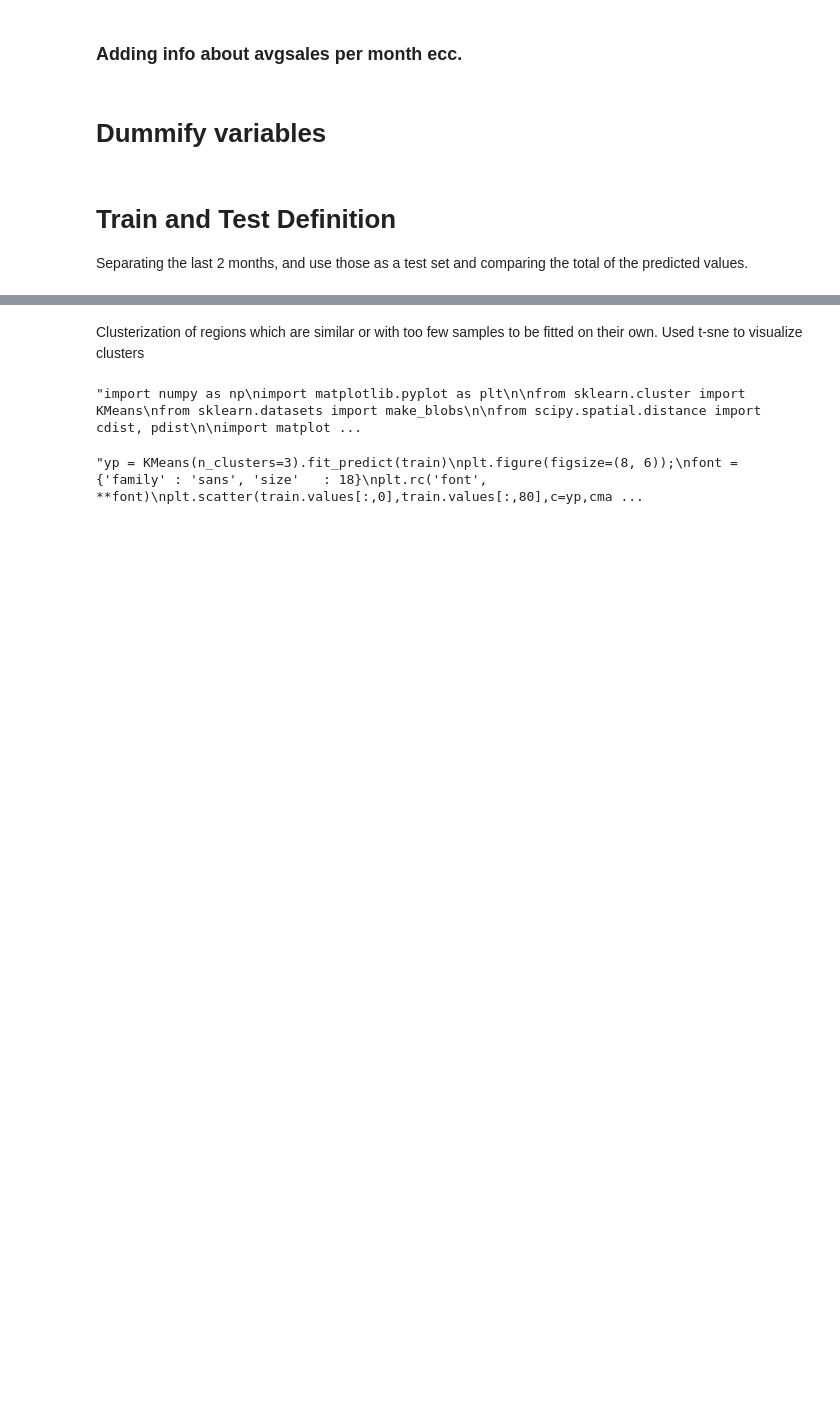
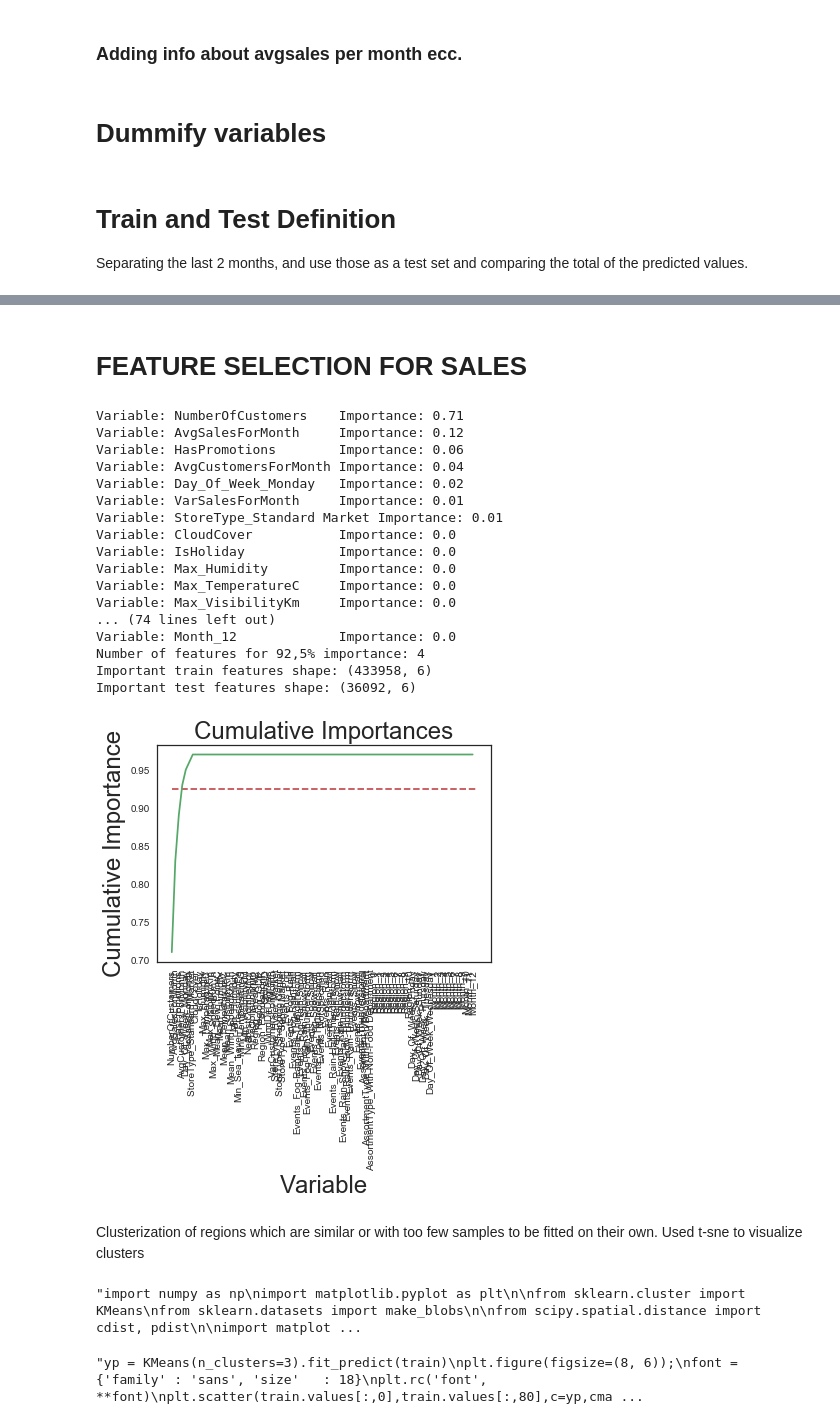
Before and after one commit to Trik17/DMTM_2018, a Jupyter notebook: Polimi Competition/UltimaProva_Santa-Copy1STEP2.ipynb, the cells around one changed output, grey strips where cells are left out. Saved outputs shown, nothing was run; the diff lists cells and outputs as text; code cells hidden in the pictures; blank space fills up the shorter version.

```diff
--- a/Polimi Competition/UltimaProva_Santa.ipynb
+++ b/Polimi Competition/UltimaProva_Santa-Copy1STEP2.ipynb
@@ -493,3 +490,83 @@ important_train_features[train_saved_columns.columns]=train_saved_columns
 important_test_features[train_saved_columns.columns]=train_saved_columns
 
 important_test_features = important_test_features.drop(columns=["NumberOfCustomers","NumberOfSales"])
+# %% [markdown]
+# FEATURE SELECTION FOR SALES
+# %%
+train_x = train.drop(columns=['NumberOfSales'])
+train_y = pd.DataFrame(data = train['NumberOfSales'])
+
+#First model predicting NumberOfCustomers
+model_simple = RandomForestRegressor()
+model_simple = model_simple.fit(train_x, train_y)
+# %%
+# Get numerical feature importances
+importances = list(model_simple.feature_importances_)
+
+# List of tuples with variable and importance
+feature_importances = [(feature, round(importance, 2)) for feature, importance in zip(train_x, importances)]
+
+# Sort the feature importances by most important first
+feature_importances = sorted(feature_importances, key = lambda x: x[1], reverse = True)
+
+# Print out the feature and importances
+[print('Variable: {:20} Importance: {}'.format(*pair)) for pair in feature_importances];
+
+# list of x locations for plotting
+x_values = list(range(len(importances)))
+
+# List of features sorted from most to least important
+sorted_importances = [importance[1] for importance in feature_importances]
+sorted_features = [importance[0] for importance in feature_importances]
+
+# Cumulative importances
+cumulative_importances = np.cumsum(sorted_importances)
+
+# Make a line graph
+plt.plot(x_values, cumulative_importances, 'g-')
+
+# Draw line at 95% of importance retained
+plt.hlines(y = 0.95, xmin=0, xmax=len(sorted_importances), color = 'r', linestyles = 'dashed')
+
+# Format x ticks and labels
+plt.xticks(x_values, sorted_features, rotation = 'vertical')
+
+# Axis labels and title
+plt.xlabel('Variable'); plt.ylabel('Cumulative Importance'); plt.title('Cumulative Importances');
+
+# Find number of features for cumulative importance of 95%
+# Add 1 because Python is zero-indexed
+print('Number of features for 95% importance:', np.where(cumulative_importances > 0.95)[0][0] + 1)
+
+# Extract the names of the most important features
+important_feature_names = [feature[0] for feature in feature_importances[0:6]]
+
+# Find the columns of the most important features
+important_indices = [list(train.columns).index(feature) for feature in important_feature_names]
+
+# Create training and testing sets with only the important features
+important_train_features_2 = train_x.values[:, important_indices]
+important_test_features_2 = test.values[:, important_indices]
+
+# Sanity check on operations
+print('Important train features shape:', important_train_features_2.shape)
+print('Important test features shape:', important_test_features_2.shape)
+# %% [output]
+Variable: NumberOfCustomers    Importance: 0.71
+Variable: AvgSalesForMonth     Importance: 0.12
+Variable: HasPromotions        Importance: 0.06
+Variable: AvgCustomersForMonth Importance: 0.04
+Variable: Day_Of_Week_Monday   Importance: 0.02
+Variable: VarSalesForMonth     Importance: 0.01
+Variable: StoreType_Standard Market Importance: 0.01
+Variable: CloudCover           Importance: 0.0
+Variable: IsHoliday            Importance: 0.0
+Variable: Max_Humidity         Importance: 0.0
+Variable: Max_TemperatureC     Importance: 0.0
+Variable: Max_VisibilityKm     Importance: 0.0
+... (74 lines left out)
+Variable: Month_12             Importance: 0.0
+Number of features for 92,5% importance: 4
+Important train features shape: (433958, 6)
+Important test features shape: (36092, 6)
+[figure, added]
```
Also changed, not shown: parts of 4 cells of this notebook, 2 other files.
